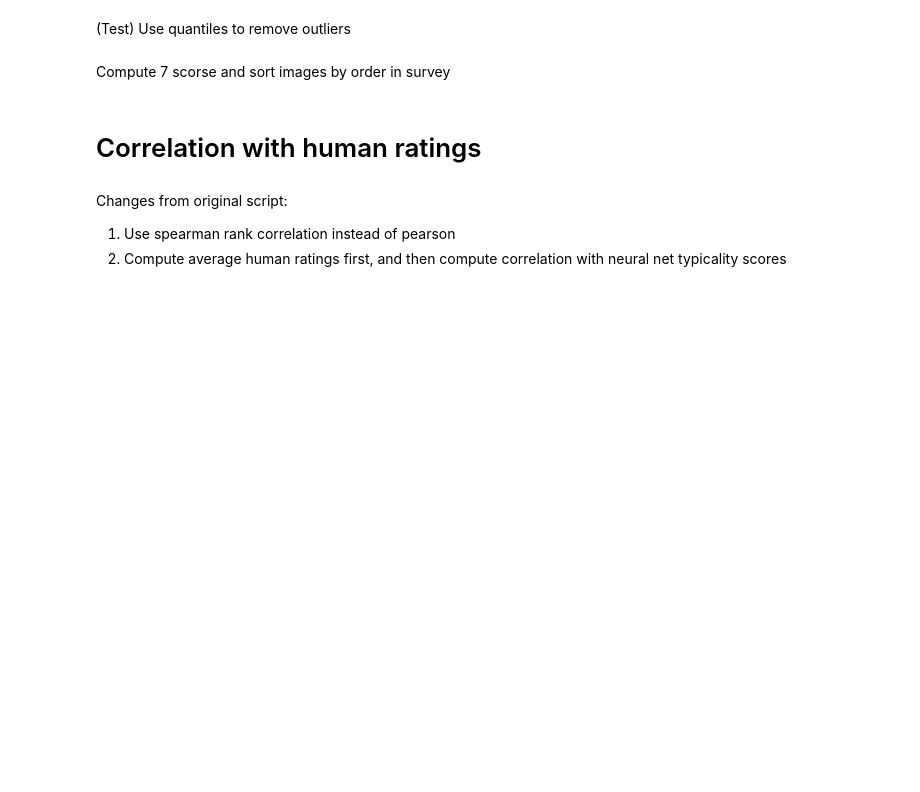
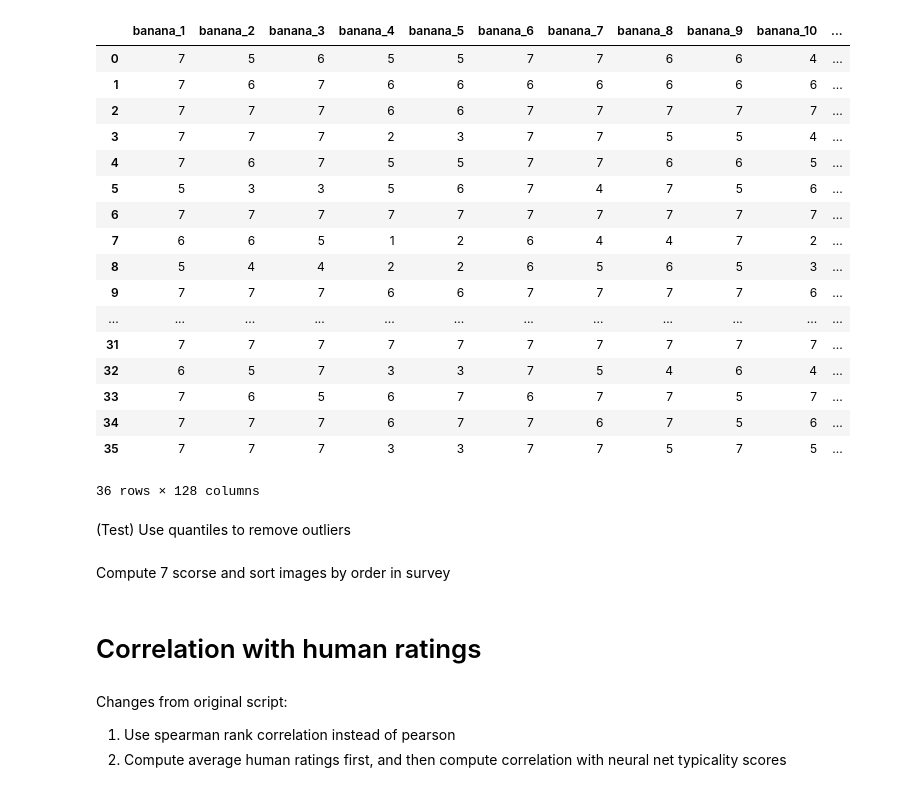
Before and after one commit to fany02656/Typicality_project, a Jupyter notebook: alexnet/correlation_alexnet.ipynb, the cells around one changed output. Drawn from its saved outputs; the diff is of its cells as text; code cells hidden in the pictures; blank space fills up the shorter version.

```diff
--- a/alexnet/correlation_alexnet.ipynb
+++ b/alexnet/correlation_alexnet.ipynb
@@ -20,6 +20,27 @@ for i, cate in enumerate(categories):
     else:
         old = pd.concat([old,new],axis=1)
 df = old
+# %%
+df
+# %% [output]
+|  | banana_1 | banana_2 | banana_3 | banana_4 | banana_5 | banana_6 | banana_7 | banana_8 | banana_9 | banana_10 | ... |
+| 0 | 7 | 5 | 6 | 5 | 5 | 7 | 7 | 6 | 6 | 4 | ... |
+| 1 | 7 | 6 | 7 | 6 | 6 | 6 | 6 | 6 | 6 | 6 | ... |
+| 2 | 7 | 7 | 7 | 6 | 6 | 7 | 7 | 7 | 7 | 7 | ... |
+| 3 | 7 | 7 | 7 | 2 | 3 | 7 | 7 | 5 | 5 | 4 | ... |
+| 4 | 7 | 6 | 7 | 5 | 5 | 7 | 7 | 6 | 6 | 5 | ... |
+| 5 | 5 | 3 | 3 | 5 | 6 | 7 | 4 | 7 | 5 | 6 | ... |
+| 6 | 7 | 7 | 7 | 7 | 7 | 7 | 7 | 7 | 7 | 7 | ... |
+| 7 | 6 | 6 | 5 | 1 | 2 | 6 | 4 | 4 | 7 | 2 | ... |
+| 8 | 5 | 4 | 4 | 2 | 2 | 6 | 5 | 6 | 5 | 3 | ... |
+| 9 | 7 | 7 | 7 | 6 | 6 | 7 | 7 | 7 | 7 | 6 | ... |
+| ... | ... | ... | ... | ... | ... | ... | ... | ... | ... | ... | ... |
+| 31 | 7 | 7 | 7 | 7 | 7 | 7 | 7 | 7 | 7 | 7 | ... |
+| 32 | 6 | 5 | 7 | 3 | 3 | 7 | 5 | 4 | 6 | 4 | ... |
+| 33 | 7 | 6 | 5 | 6 | 7 | 6 | 7 | 7 | 5 | 7 | ... |
+| 34 | 7 | 7 | 7 | 6 | 7 | 7 | 6 | 7 | 5 | 6 | ... |
+| 35 | 7 | 7 | 7 | 3 | 3 | 7 | 7 | 5 | 7 | 5 | ... |
+36 rows × 128 columns
 # %% [markdown]
 (Test) Use quantiles to remove outliers
 # %%
```
Also changed, not shown: parts of 2 cells of this notebook, 18 other files.
